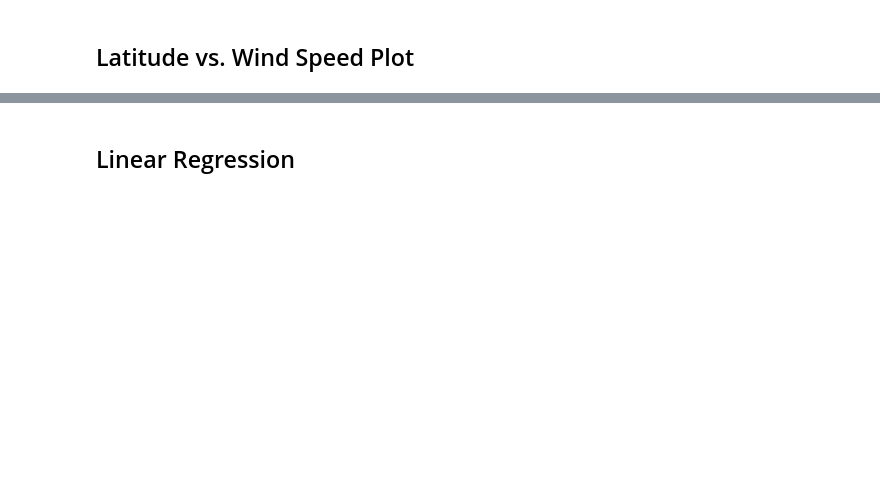
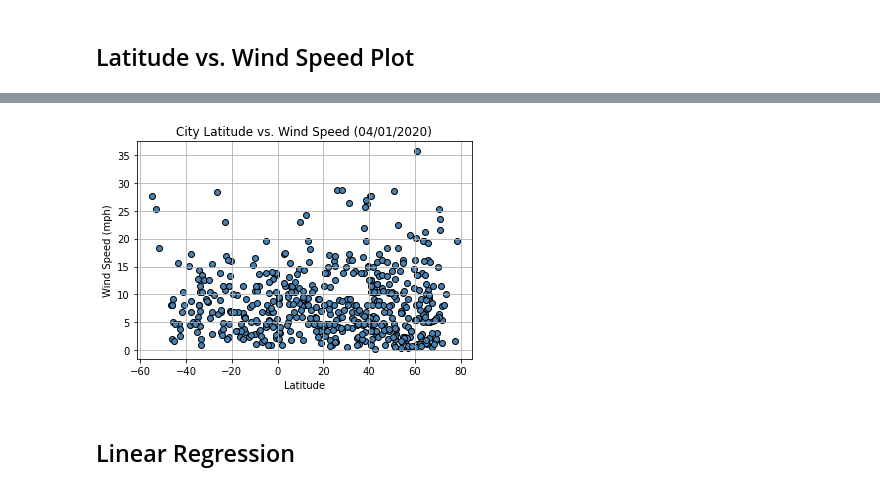
Before and after one commit to estherkim0998/Python-API, a Jupyter notebook: WeatherPy/WeatherPy.ipynb, the cells around one changed output, grey strips where cells are left out. Cells and saved outputs as stored; diff of their text form; code cells hidden in the pictures; blank space fills up the shorter version.

```diff
--- a/WeatherPy/WeatherPy.ipynb
+++ b/WeatherPy/WeatherPy.ipynb
@@ -167,2 +281,15 @@ Int64Index([], dtype='int64')
+# %%
+plt.scatter(weather_df["Latitude"], weather_df["Wind Speed"], facecolors="steelblue", marker="o", edgecolor="black")
+
+plt.title("City Latitude vs. Wind Speed (04/01/2020)")
+plt.ylabel("Wind Speed (mph)")
+plt.xlabel("Latitude")
+plt.grid(True)
+
+plt.savefig("./lat_vs_windspeed.png")
+
+plt.show()
+# %% [output]
+[figure, added]
 # %% [markdown]
 ## Linear Regression
```
Also changed, not shown: parts of 41 cells of this notebook, 18 other files.
